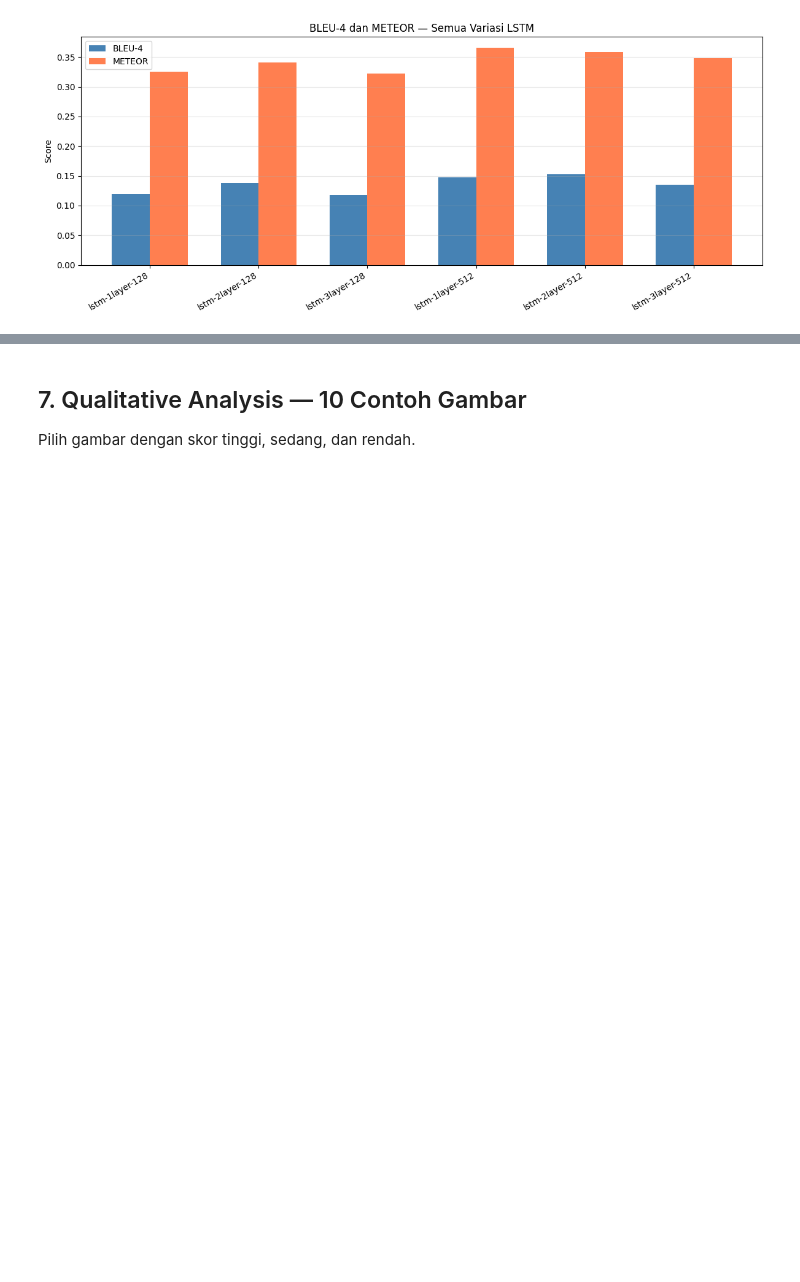
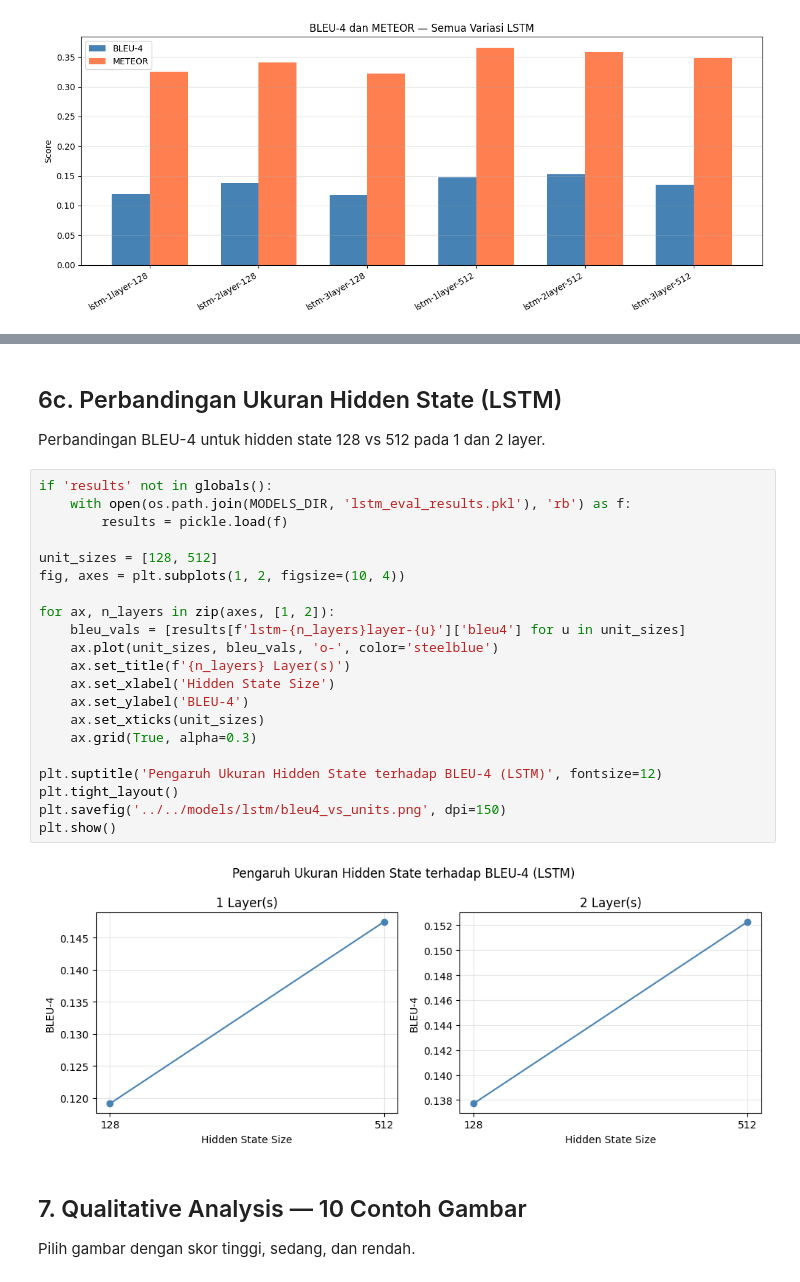
Before and after one commit to ziyanagil/CNN-RNN-digaspolndangakndangak, a Jupyter notebook: src/notebooks/10_LSTM_experiments.ipynb, the cells around one changed output, grey strips where cells are left out. Cells and saved outputs as stored; diff of their text form; blank space fills up the shorter version.

```diff
--- a/src/notebooks/10_LSTM_experiments.ipynb
+++ b/src/notebooks/10_LSTM_experiments.ipynb
@@ -283,3 +321,30 @@ plt.show()
+# %% [markdown]
+## 6c. Perbandingan Ukuran Hidden State (LSTM)
+
+Perbandingan BLEU-4 untuk hidden state 128 vs 512 pada 1 dan 2 layer.
+# %%
+if 'results' not in globals():
+    with open(os.path.join(MODELS_DIR, 'lstm_eval_results.pkl'), 'rb') as f:
+        results = pickle.load(f)
+
+unit_sizes = [128, 512]
+fig, axes = plt.subplots(1, 2, figsize=(10, 4))
+
+for ax, n_layers in zip(axes, [1, 2]):
+    bleu_vals = [results[f'lstm-{n_layers}layer-{u}']['bleu4'] for u in unit_sizes]
+    ax.plot(unit_sizes, bleu_vals, 'o-', color='steelblue')
+    ax.set_title(f'{n_layers} Layer(s)')
+    ax.set_xlabel('Hidden State Size')
+    ax.set_ylabel('BLEU-4')
+    ax.set_xticks(unit_sizes)
+    ax.grid(True, alpha=0.3)
+
+plt.suptitle('Pengaruh Ukuran Hidden State terhadap BLEU-4 (LSTM)', fontsize=12)
+plt.tight_layout()
+plt.savefig('../../models/lstm/bleu4_vs_units.png', dpi=150)
+plt.show()
+# %% [output]
+[figure, added]
 # %% [markdown]
 ## 7. Qualitative Analysis — 10 Contoh Gambar
 
```
Also changed, not shown: parts of 6 cells of this notebook.
